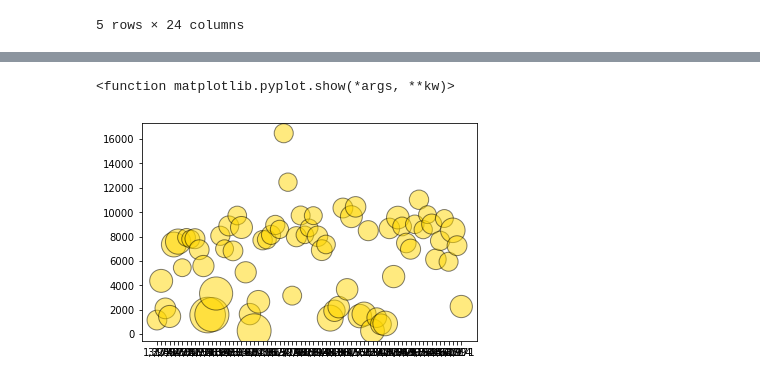
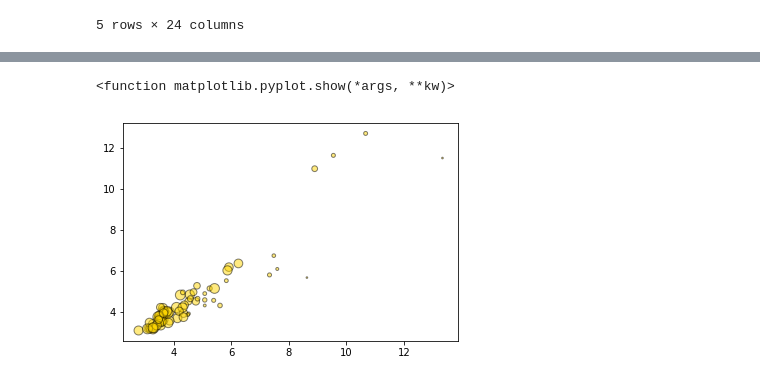
Before and after one commit to ujjwalthapa/California_traffic_analysis, a Jupyter notebook: traffic analysis_cac.ipynb, the cells around one changed output, grey strips where cells are left out. Cells and saved outputs as stored; diff of their text form; code cells hidden in the pictures.

```diff
--- a/traffic analysis_cac.ipynb
+++ b/traffic analysis_cac.ipynb
@@ -157,14 +193,15 @@ plt.show()
 # %%
-# The maximum x value for sf
-x_limit = 20000000000
-y_limit = 200000
+# The maximum x value for LA data only
+x_limit = 20000000
+y_limit = 20000000
 
 # Tells matplotlib that we want to make a scatter plot
 # The size of each point on our plot is determined by their
-plt.scatter(aadt3_df["PM_WAY_PHV"], aadt3_df["AM_WAY_PHV"],  marker="o", facecolors="gold", edgecolors="black",
-            s=aadt3_df["AM_KD_FACTOR"]*100, alpha=0.5)
+# Create a list indicating where to write x labels and set figure size to adjust for space
 
+plt.scatter(aadt3_df["PM_KD_FACTOR"], aadt3_df["AM_KD_FACTOR"],  marker="o", facecolors="gold", edgecolors="black",
+            s=aadt3_df["AM_WAY_PHV"]/100, alpha=0.5)
 plt.show
 # %% [output]
 <function matplotlib.pyplot.show(*args, **kw)>
-[figure, old version]
+[figure, new version]
```
Also changed, not shown: parts of 13 cells of this notebook.
